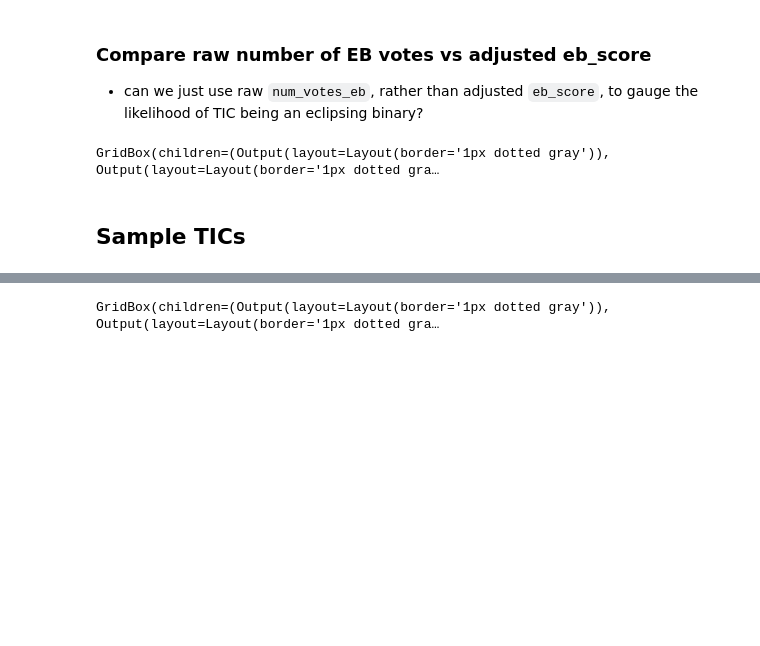
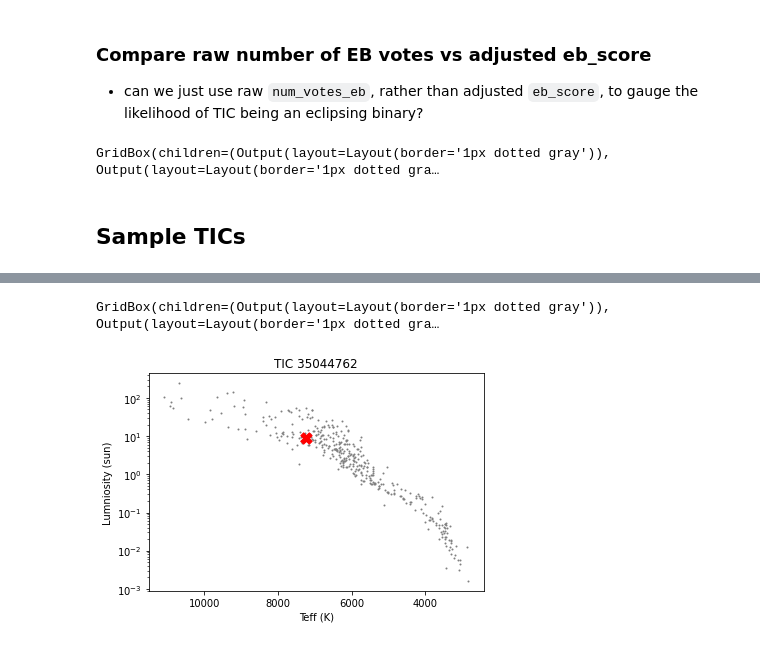
Before and after one commit to orionlee/pht_eb_stats2, a Jupyter notebook: src/dashboard.ipynb, the cells around one changed output, grey strips where cells are left out. Drawn from its saved outputs; the diff is of its cells as text; code cells hidden in the pictures; blank space fills up the shorter version.

Commit message:
dashboad: place TIC on a HR diagram

```diff
--- a/src/dashboard.ipynb
+++ b/src/dashboard.ipynb
@@ -99,12 +92,11 @@ df[CAT_COLS_COMMON].style.hide(axis='index')
 | 9729491 | 48221586 | F | 0 | TYC 2600-1473-1 | *|IR | - | ASASSN-V J172045.60+340721.5 | ... |
 | 22959701 | 64591998 | F | 0 | CD-26 10981 | Y*O|Ro*|V*|Y*O|*|*|IR|X | F | ASAS J154106-2656.6 | ... |
 # %%
-reload(dashboard_utils)
-
 dashboard_utils.display_details(
     tic_id=35044762,
     type="tic_meta",
     brief=True,
-);
+)
 # %% [output]
 GridBox(children=(Output(layout=Layout(border='1px dotted gray')), Output(layout=Layout(border='1px dotted gra…
+[figure, added]
```
Also changed, not shown: parts of 1 cell of this notebook, 1 other file.
